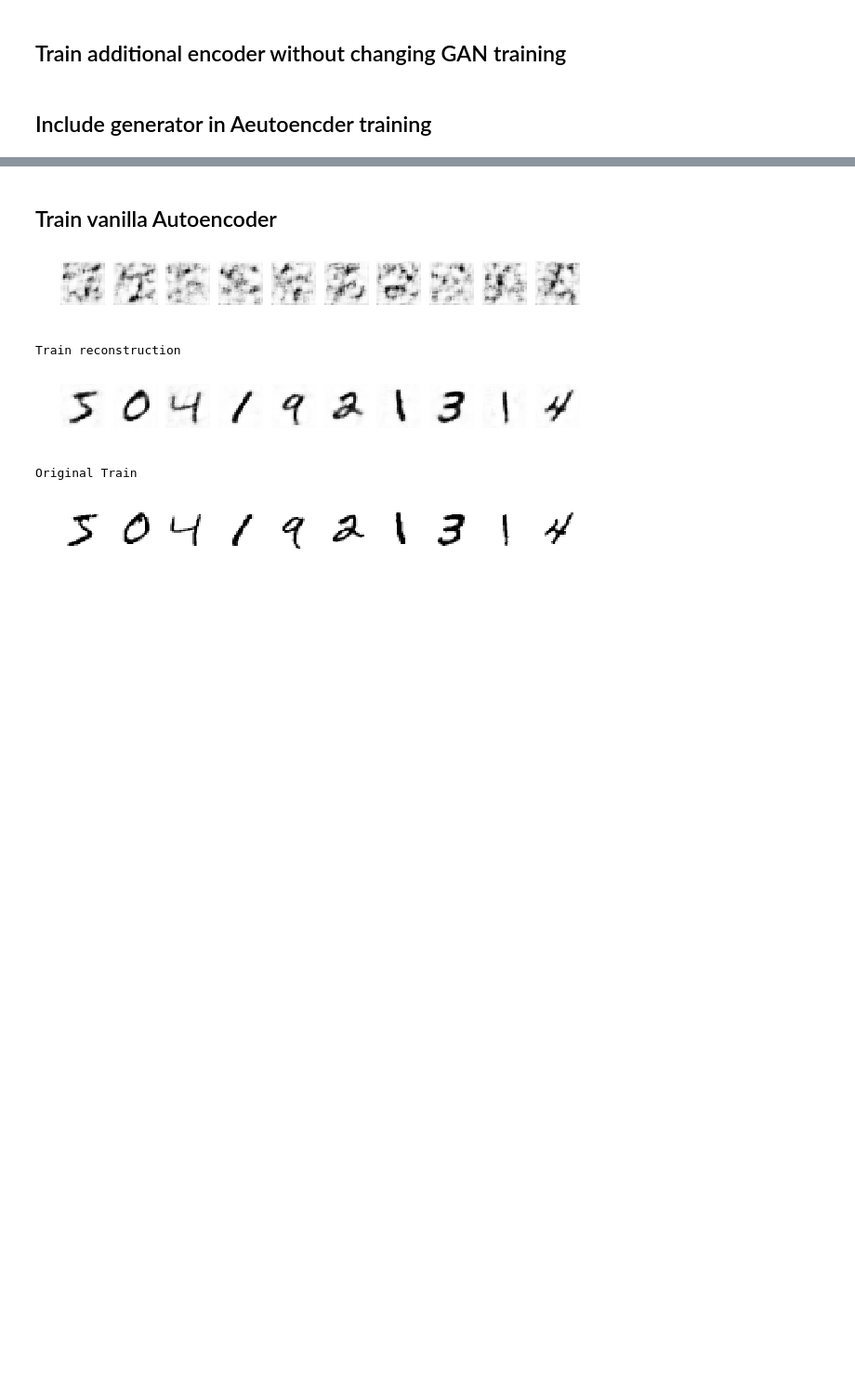
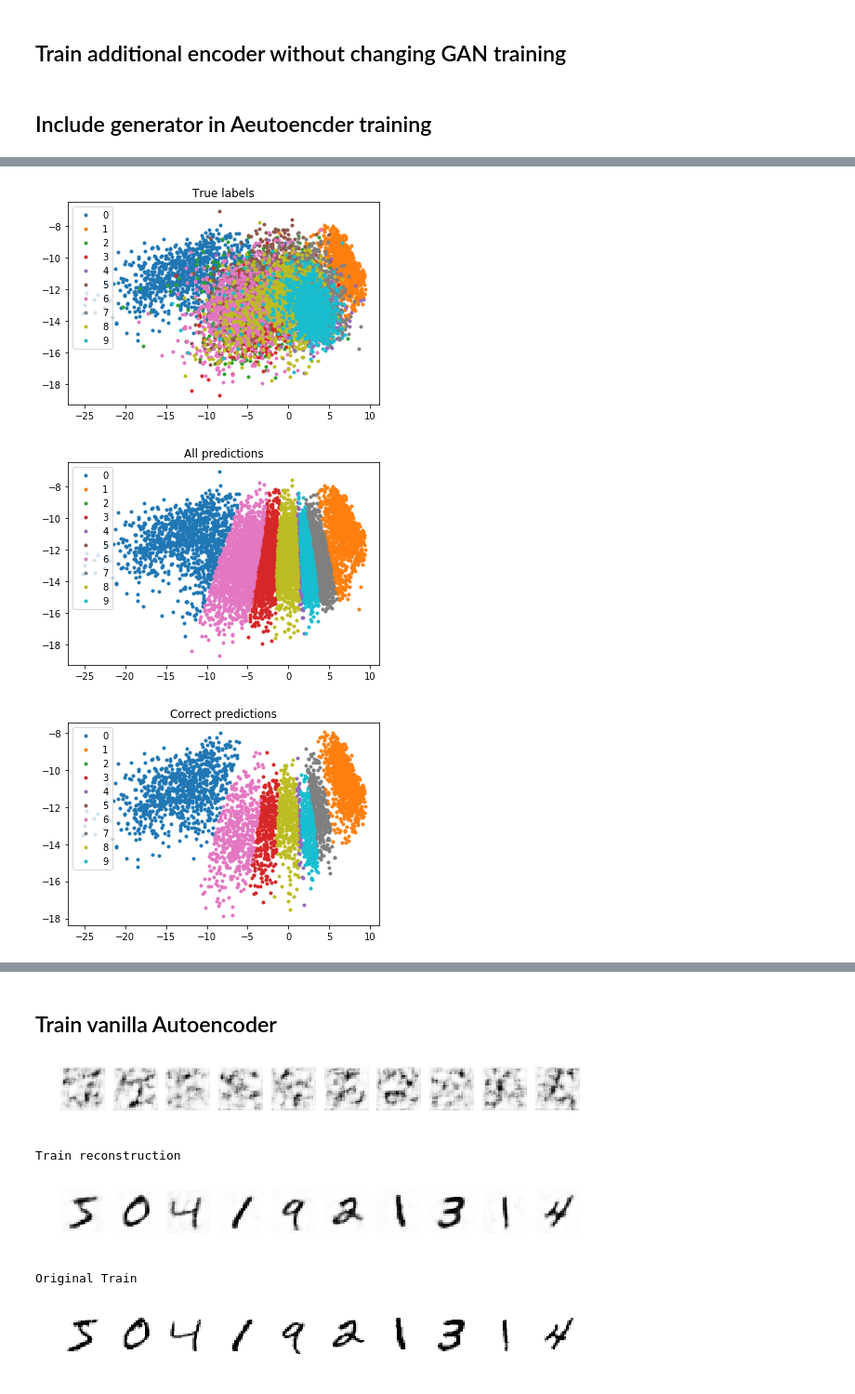
Before and after one commit to nielsrolf/GAN-TUBerlin, a Jupyter notebook: colab_gan_that_imports_from_github.ipynb, the cells around one changed output, grey strips where cells are left out. Shown at 93% size. Cells and saved outputs as stored; diff of their text form; code cells hidden in the pictures; blank space fills up the shorter version.

Commit message:
Most discriminative 2D embedding added

```diff
--- a/colab_gan_that_imports_from_github.ipynb
+++ b/colab_gan_that_imports_from_github.ipynb
@@ -601,0 +274,80 @@ Distance after applying transformation to next sample 0.6228111429142776
+# %%
+from tensorflow.keras.models import Model, Sequential, load_model
+from tensorflow.keras.layers import Dense, Flatten
+
+class Embedding():
+    # 2D projection of a distribution that preserves labelinformation
+    def __init__(self, x, y, load_from=None, save_to=None):
+        try:
+            embedding_model = load_model(load_from)
+        except Exception as e:
+            embedding_model = Sequential()
+            embedding_model.add(Flatten(input_shape=x.shape[1:]))
+            embedding_model.add(Dense(2))
+            embedding_model.add(Dense(2048, activation='relu'))
+            embedding_model.add(Dense(10, activation='sigmoid'))
+            embedding_model.summary()
+            embedding_model.compile(loss='binary_crossentropy', optimizer='sgd',  metrics=['acc'])
+            embedding_model.fit(x, y, epochs=8)
+            if save_to is not None:
+                embedding_model.save(save_to)
+        self.to2d = Model(embedding_model.inputs[0], embedding_model.layers[1].output).predict
+        self.predict = embedding_model.predict
+
+    def plot_true_labels(self, x, y):
+        x_2d = self.to2d(x)
+        for digit in range(10):
+            x_of_digit = x_2d[y.argmax(1)==digit]
+            plt.plot(x_of_digit[:,0], x_of_digit[:,1], '.', label=digit)
+        plt.title("True labels")
+        plt.legend()
+        plt.show()
+
+    def plot_eval(self, x, y):
+        x_2d = self.to2d(x)
+        Y_pred = self.predict(x)
+        for digit in range(10):
+            x_of_digit = x_2d[Y_pred.argmax(1)==digit]
+            plt.plot(x_of_digit[:,0], x_of_digit[:,1], '.', label=digit)
+        plt.title('All predictions')
+        plt.legend()
+        plt.show()
+
+        Y_pred = self.predict(x)
+        correct = x[Y_pred.argmax(1)==y.argmax(1)]
+        correct2d = self.to2d(correct)
+        Y_pred = self.predict(correct)
+        for digit in range(10):
+            x_of_digit = correct2d[Y_pred.argmax(1)==digit]
+            plt.plot(x_of_digit[:,0], x_of_digit[:,1], '.', label=digit)
+        plt.title('Correct predictions')
+        plt.legend()
+        plt.show()
+
+        Y_pred = self.predict(x)
+        incorrect = x[Y_pred.argmax(1)!=y.argmax(1)]
+        incorrect2d = self.to2d(incorrect)
+        Y_true = y[Y_pred.argmax(1)!=y.argmax(1)]
+        for digit in range(10):
+            x_of_digit = incorrect2d[Y_true.argmax(1)==digit]
+            plt.plot(x_of_digit[:,0], x_of_digit[:,1], '.', label=digit)
+        plt.title('Incorrect predictions')
+        plt.legend()
+        plt.show()
+
+
+x_embedding = Embedding(X_train, Y_train, load_from='x_embedding.h5')
+x_embedding.plot_true_labels(X_test, Y_test)
+x_embedding.plot_eval(X_test, Y_test)
+
+z = aegan.prior(10000)
+fakes = aegan.generate(z)
+mnist_predictor = load_model(f"{PROJECT_PATH}/mnist_predictor.h5")
+labels = mnist_predictor.predict(fakes)
+z_embedding = Embedding(z, labels, load_from='z_embedding.h5')
+z_embedding.plot_true_labels(z, labels)
+z_embedding.plot_eval(z, labels)
+# %% [output]
+[figure, added]
+[figure, added]
+[figure, added]
```
Also changed, not shown: parts of 13 cells of this notebook.
